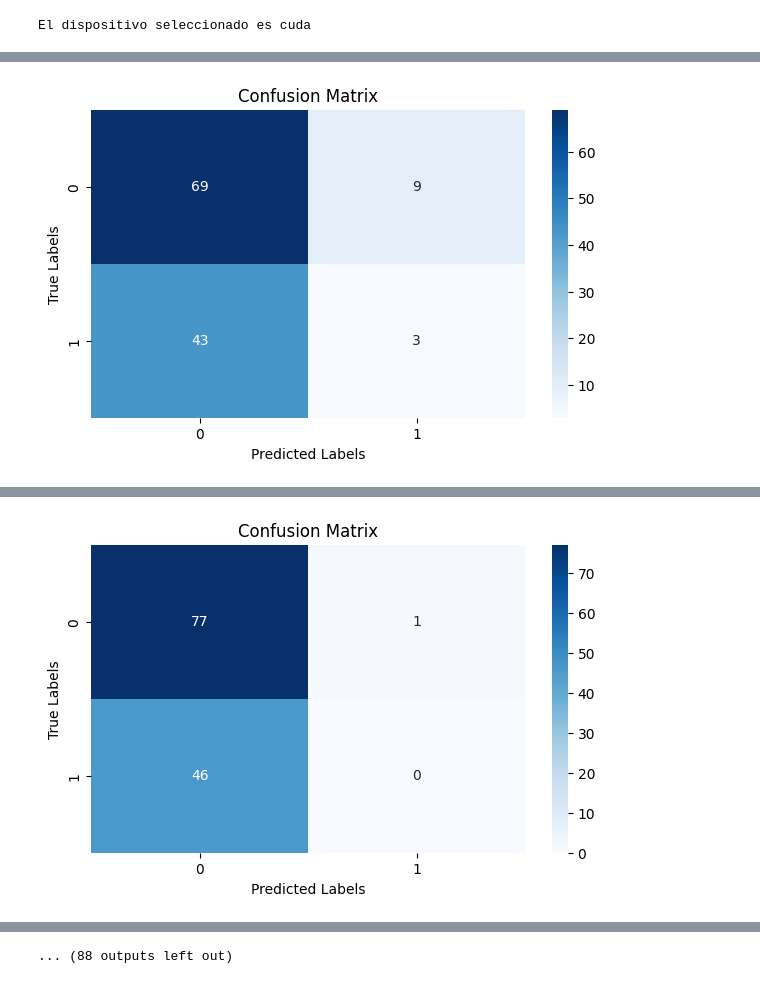
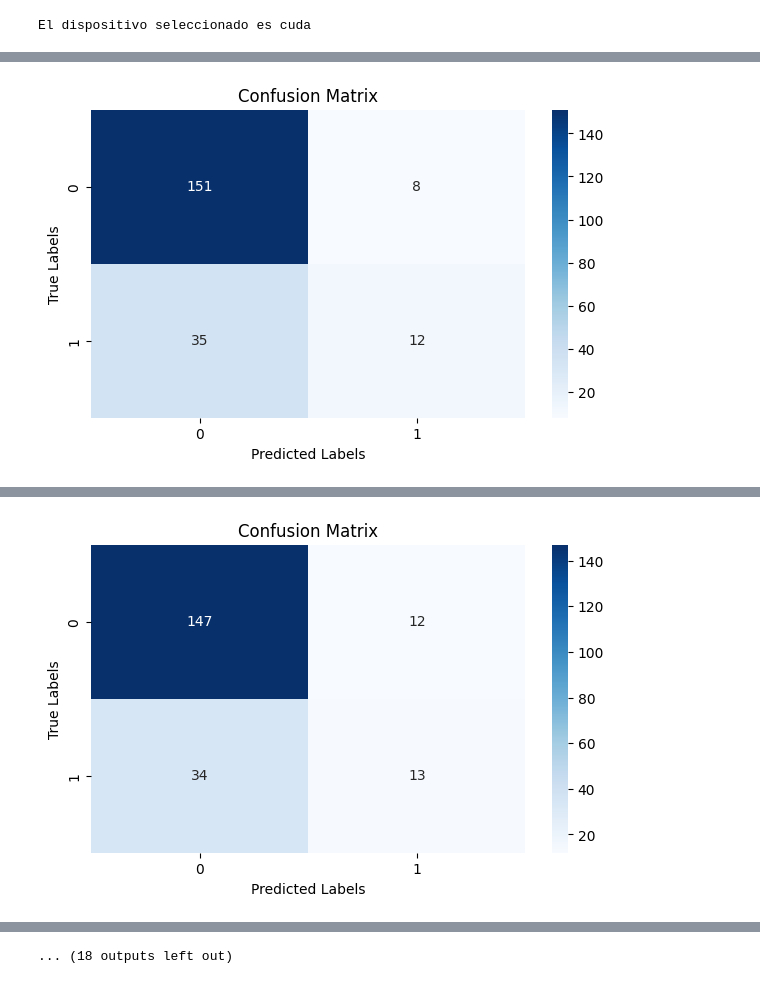
Before and after one commit to chrisnar16/TFMAgricultura, a Jupyter notebook: Red.ipynb, the cells around one changed output, grey strips where cells are left out. Cells and saved outputs as stored; diff of their text form; code cells hidden in the pictures.

```diff
--- a/Red.ipynb
+++ b/Red.ipynb
@@ -39,14 +16,14 @@ Tipo de datos: uint8
 # Define las transformaciones si son necesarias
 transform = transforms.Compose([
     transforms.Resize((256,256)),
-    #transforms.Resize((1280, 960)),
+    transforms.Lambda(lambda x: crop_central_region(x, center_ratio=0.8)),
     transforms.ToTensor()
 ])
 
-formats = ( 'RED.TIF','GRE.TIF','NIR.TIF','REG.TIF')
+formats = ( 'RGB.JPG','RED.TIF','GRE.TIF','NIR.TIF','REG.TIF')
 #formats = ('RGB.JPG','NIR.TIF','REG.TIF')
 #formats = ('RGB.JPG',)
-dataset = CherryTreeDataset('/mnt/d/Maestria/tfm/7144071', transform=transform, formats = formats, concatenate = True, healthy_ratio=2)
+dataset = CherryTreeDataset(PATH, transform=transform, formats = formats, concatenate = True, healthy_ratio=4)
 # %%
 images, label = dataset[20]
 plot_spectra(images, label)
@@ -134,7 +111,7 @@ fc.7.bias: requires_grad=True
 # %%
 criterion = torch.nn.BCEWithLogitsLoss()
-optimizer = torch.optim.Adam(filter(lambda p: p.requires_grad, resnet.parameters()), lr=0.00003, weight_decay=1e-3)
-num_epochs = 50
+optimizer = torch.optim.Adam(filter(lambda p: p.requires_grad, resnet.parameters()), lr=0.00002, weight_decay=1e-3)
+num_epochs = 15
 for epoch in range(num_epochs):
     resnet.train()
     train_loss = 0
@@ -161,31 +138,31 @@ for epoch in range(num_epochs):
     with torch.no_grad():
         for images, labels in test_loader:
             images, labels = images.to(device), labels.to(device)
             outputs = resnet(images)
             labels = labels.float().view(-1, 1)
             loss = criterion(outputs, labels)
             validation_loss += loss.item()
             predicted = torch.sigmoid(outputs).ge(0.5).float()  # ge es 'greater or equal'
             total += labels.size(0)
             correct += (predicted == labels).float().sum().item()  # Asegura que la suma se haga sobre floats
             all_predicted.append(predicted.cpu().numpy())
             all_labels.append(labels.cpu().numpy())
 
     validation_loss /= len(test_loader)
     accuracy = 100 * correct / total
 
     all_predicted = np.concatenate(all_predicted)
     all_labels = np.concatenate(all_labels)
 
     # Calculando la matriz de confusión
     conf_matrix = confusion_matrix(all_labels, all_predicted)
     plt.figure(figsize=(7,4))
     sns.heatmap(conf_matrix, annot=True, fmt='d', cmap='Blues')
     plt.xlabel('Predicted Labels')
     plt.ylabel('True Labels')
     plt.title('Confusion Matrix')
     plt.show()
 
     print(f'Epoch [{epoch+1}/{num_epochs}], Train Loss: {train_loss:.4f}, Validation Loss: {validation_loss:.4f}, Accuracy: {accuracy:.2f}%')
 # %% [output]
-[figure, old version]
+[figure, new version]
@@ -193 +170 @@ Epoch [1/50], Train Loss: 0.6924, Validation Loss: 0.6859, Accuracy: 58.06%
-[figure, old version]
+[figure, new version]
@@ -203,3 +180,3 @@ Epoch [6/50], Train Loss: 0.5050, Validation Loss: 0.6079, Accuracy: 62.10%
-... (88 outputs left out)
+... (18 outputs left out)
 # %%
 print((predicted == labels))
```
Also changed, not shown: parts of 6 cells of this notebook, 6 other files.
